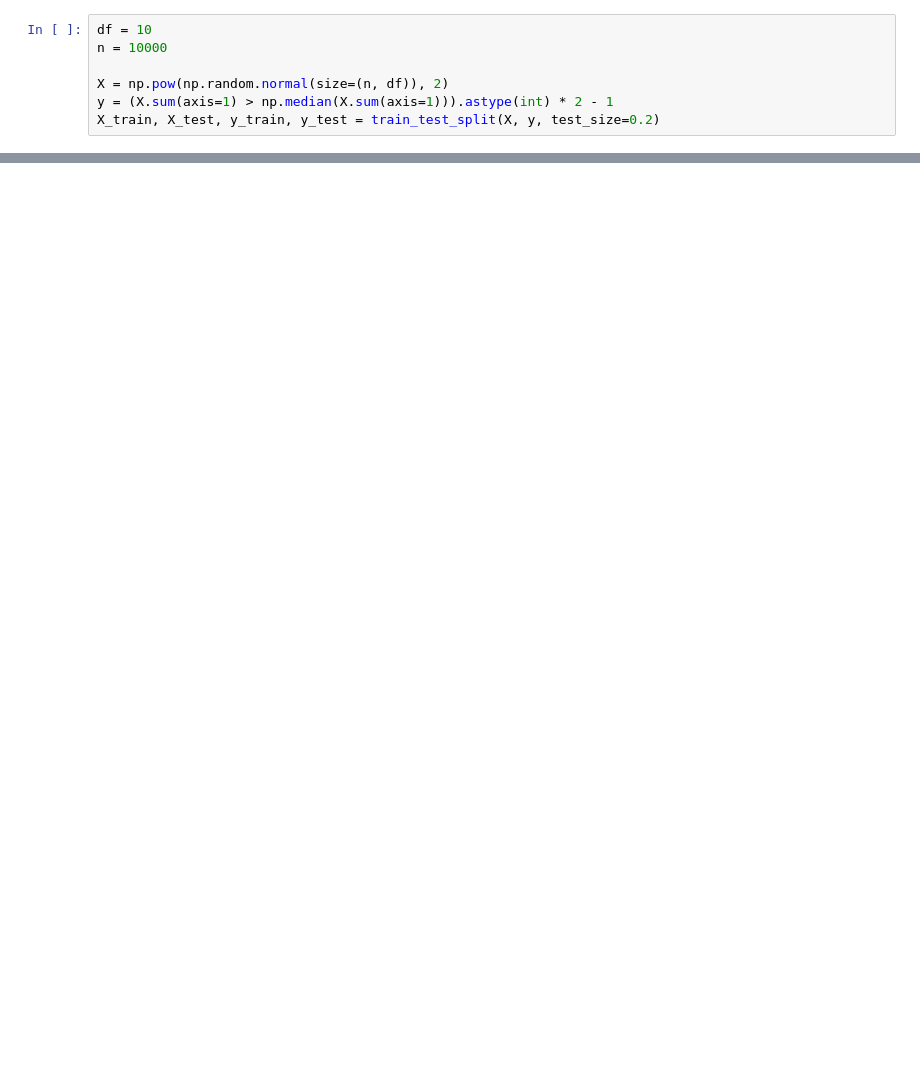
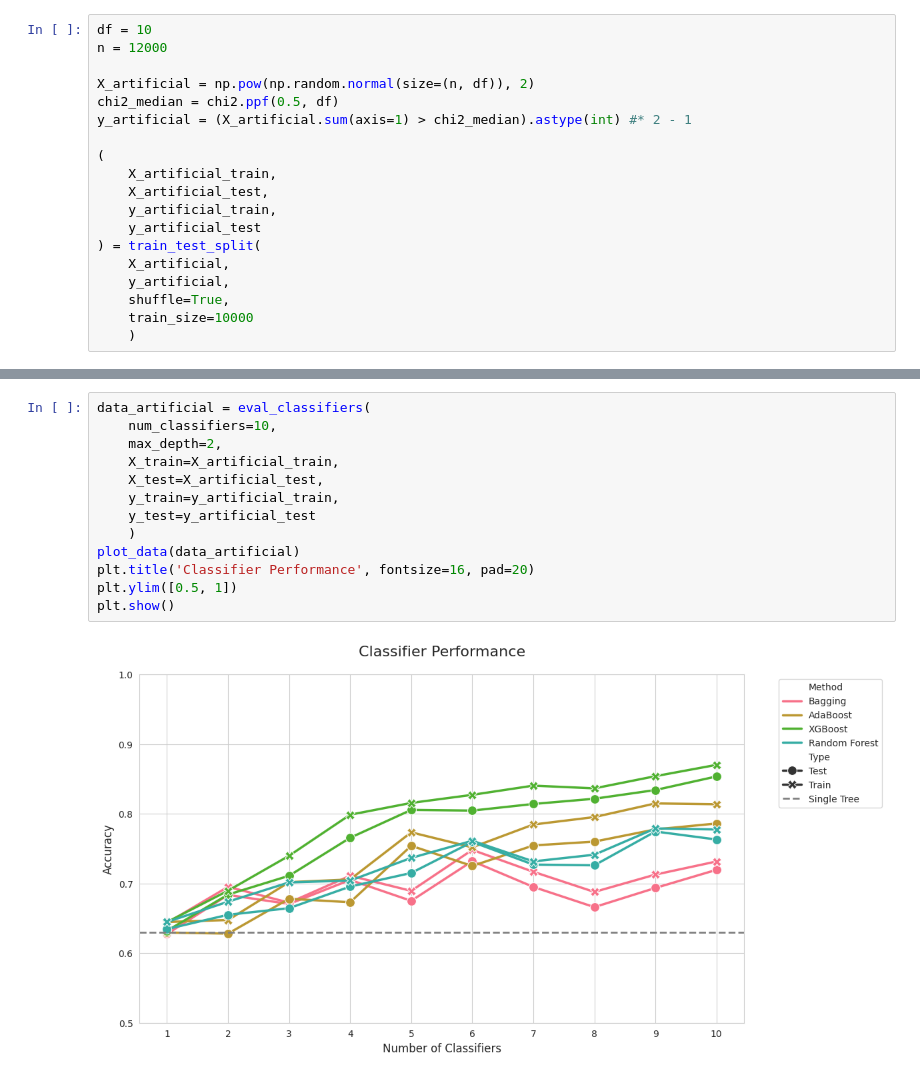
Before and after one commit to dawidsroczyk/advanced_ml_labs, a Jupyter notebook: task_8_9/main.ipynb, the cells around one changed output, grey strips where cells are left out. Drawn from its saved outputs; the diff is of its cells as text; blank space fills up the shorter version.

```diff
--- a/task_8_9/main.ipynb
+++ b/task_8_9/main.ipynb
@@ -55,8 +68,20 @@ class AdaBoost:
             w /= w.sum()
 # %%
 df = 10
-n = 10000
+n = 12000
 
-X = np.pow(np.random.normal(size=(n, df)), 2)
-y = (X.sum(axis=1) > np.median(X.sum(axis=1))).astype(int) * 2 - 1
-X_train, X_test, y_train, y_test = train_test_split(X, y, test_size=0.2)
+X_artificial = np.pow(np.random.normal(size=(n, df)), 2)
+chi2_median = chi2.ppf(0.5, df)
+y_artificial = (X_artificial.sum(axis=1) > chi2_median).astype(int) #* 2 - 1
+
+(
+    X_artificial_train,
+    X_artificial_test,
+    y_artificial_train,
+    y_artificial_test
+) = train_test_split(
+    X_artificial,
+    y_artificial,
+    shuffle=True,
+    train_size=10000
+    )
@@ -204,0 +257,15 @@ plt.show()
+# %%
+data_artificial = eval_classifiers(
+    num_classifiers=10,
+    max_depth=2,
+    X_train=X_artificial_train,
+    X_test=X_artificial_test,
+    y_train=y_artificial_train,
+    y_test=y_artificial_test
+    )
+plot_data(data_artificial)
+plt.title('Classifier Performance', fontsize=16, pad=20)
+plt.ylim([0.5, 1])
+plt.show()
+# %% [output]
+[figure, added]
```
Also changed, not shown: parts of 9 cells of this notebook, 1 other file.
